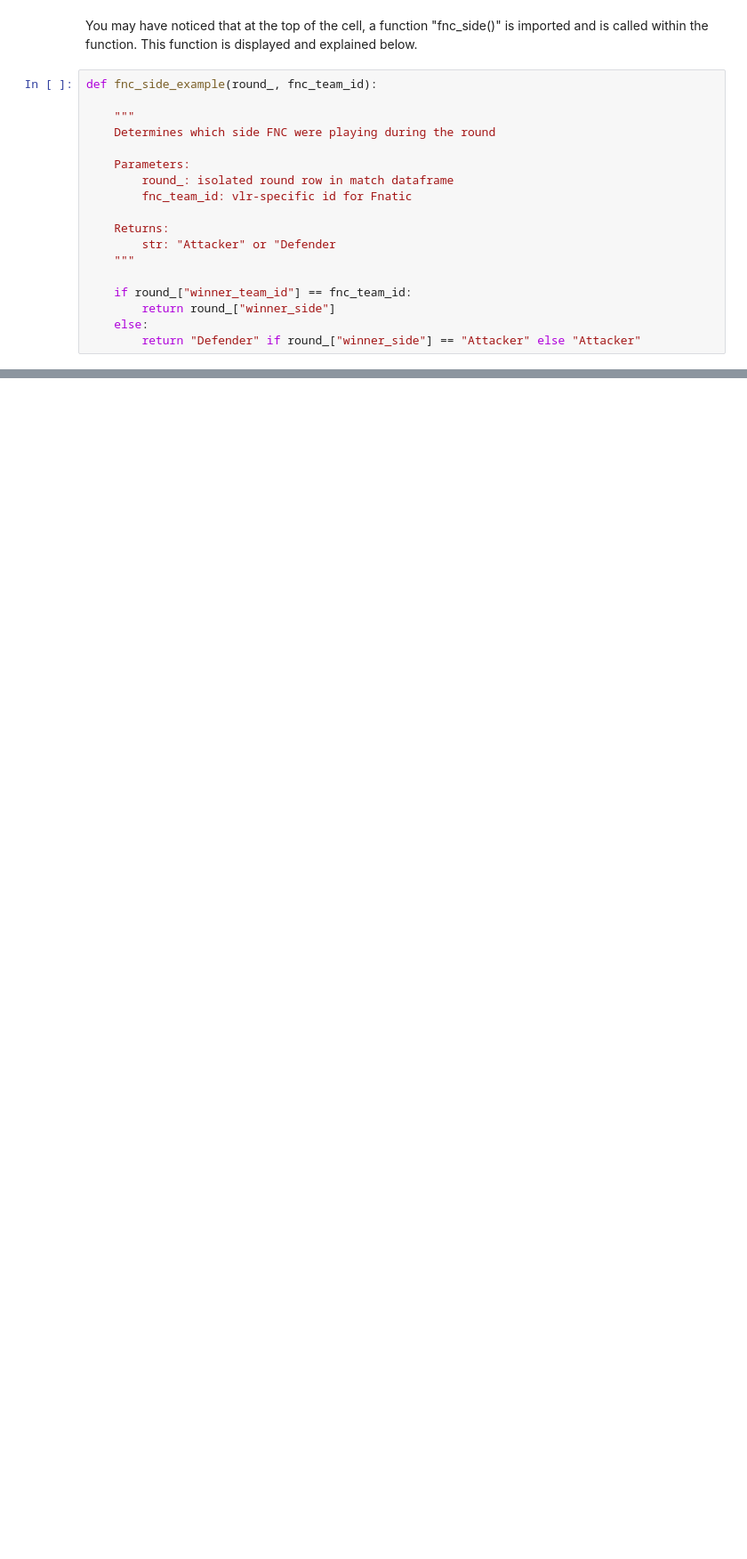
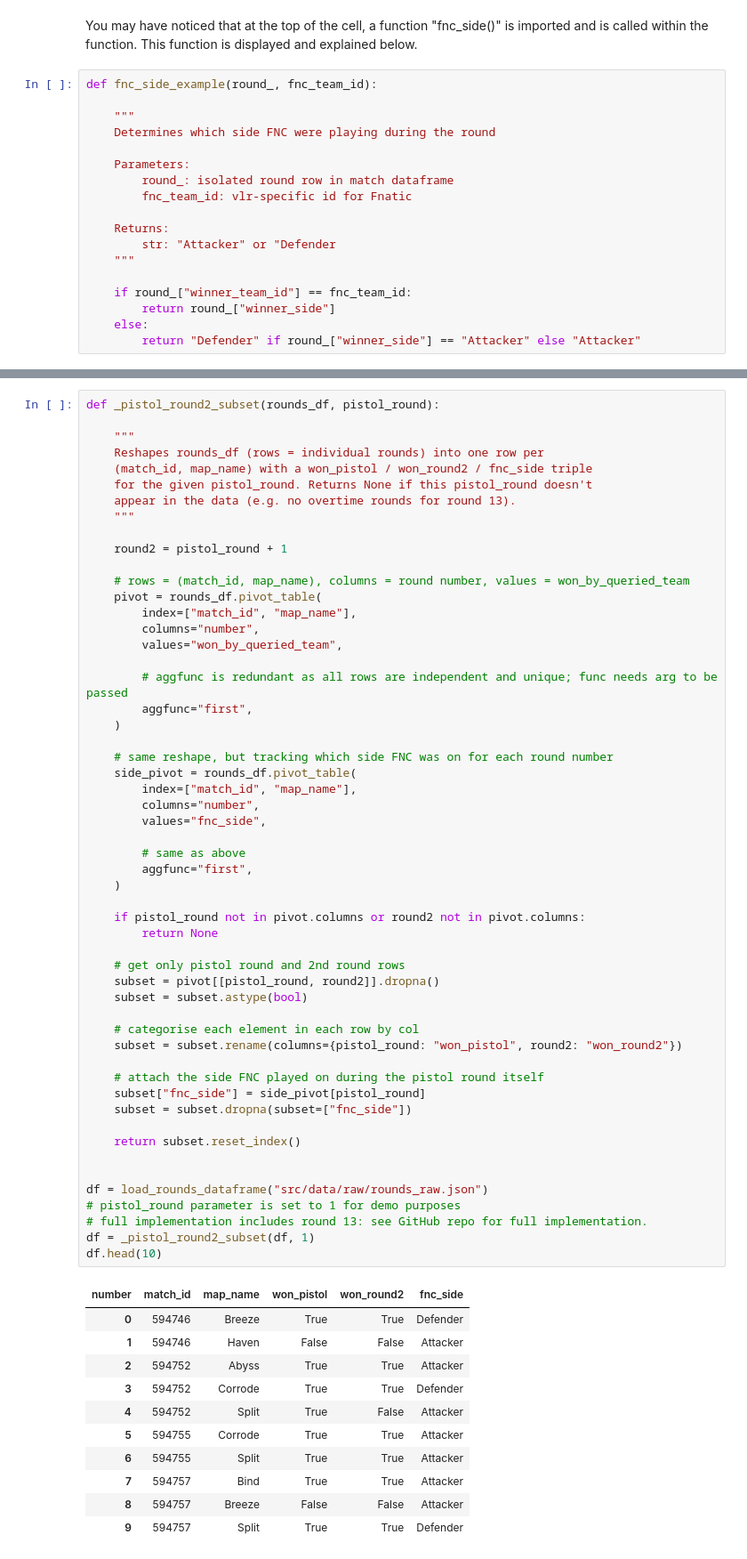
Before and after one commit to rocoroza11/vltmatchwinrateprobability, a Jupyter notebook: vltmatchwinrate.ipynb, the cells around one changed output, grey strips where cells are left out. Shown at 89% size. Cells and saved outputs as stored; diff of their text form; blank space fills up the shorter version.

```diff
--- a/vltmatchwinrate.ipynb
+++ b/vltmatchwinrate.ipynb
@@ -284,0 +275,66 @@ Now that we have the parsed dataframe to be passed through the pipeline, we shal
+# %%
+def _pistol_round2_subset(rounds_df, pistol_round):
+
+    """
+    Reshapes rounds_df (rows = individual rounds) into one row per
+    (match_id, map_name) with a won_pistol / won_round2 / fnc_side triple
+    for the given pistol_round. Returns None if this pistol_round doesn't
+    appear in the data (e.g. no overtime rounds for round 13).
+    """
+
+    round2 = pistol_round + 1
+
+    # rows = (match_id, map_name), columns = round number, values = won_by_queried_team
+    pivot = rounds_df.pivot_table(
+        index=["match_id", "map_name"],
+        columns="number",
+        values="won_by_queried_team",
+
+        # aggfunc is redundant as all rows are independent and unique; func needs arg to be passed
+        aggfunc="first",
+    )
+
+    # same reshape, but tracking which side FNC was on for each round number
+    side_pivot = rounds_df.pivot_table(
+        index=["match_id", "map_name"],
+        columns="number",
+        values="fnc_side",
+
+        # same as above
+        aggfunc="first",
+    )
+
+    if pistol_round not in pivot.columns or round2 not in pivot.columns:
+        return None
+
+    # get only pistol round and 2nd round rows
+    subset = pivot[[pistol_round, round2]].dropna()
+    subset = subset.astype(bool)
+
+    # categorise each element in each row by col
+    subset = subset.rename(columns={pistol_round: "won_pistol", round2: "won_round2"})
+
+    # attach the side FNC played on during the pistol round itself
+    subset["fnc_side"] = side_pivot[pistol_round]
+    subset = subset.dropna(subset=["fnc_side"])
+
+    return subset.reset_index()
+
+
+df = load_rounds_dataframe("src/data/raw/rounds_raw.json")
+# pistol_round parameter is set to 1 for demo purposes
+# full implementation includes round 13: see GitHub repo for full implementation.
+df = _pistol_round2_subset(df, 1)
+df.head(10)
+# %% [output]
+| number | match_id | map_name | won_pistol | won_round2 | fnc_side |
+| 0 | 594746 | Breeze | True | True | Defender |
+| 1 | 594746 | Haven | False | False | Attacker |
+| 2 | 594752 | Abyss | True | True | Attacker |
+| 3 | 594752 | Corrode | True | True | Defender |
+| 4 | 594752 | Split | True | False | Attacker |
+| 5 | 594755 | Corrode | True | True | Attacker |
+| 6 | 594755 | Split | True | True | Attacker |
+| 7 | 594757 | Bind | True | True | Attacker |
+| 8 | 594757 | Breeze | False | False | Attacker |
+| 9 | 594757 | Split | True | True | Defender |
```
Also changed, not shown: parts of 19 cells of this notebook, 6 other files.
